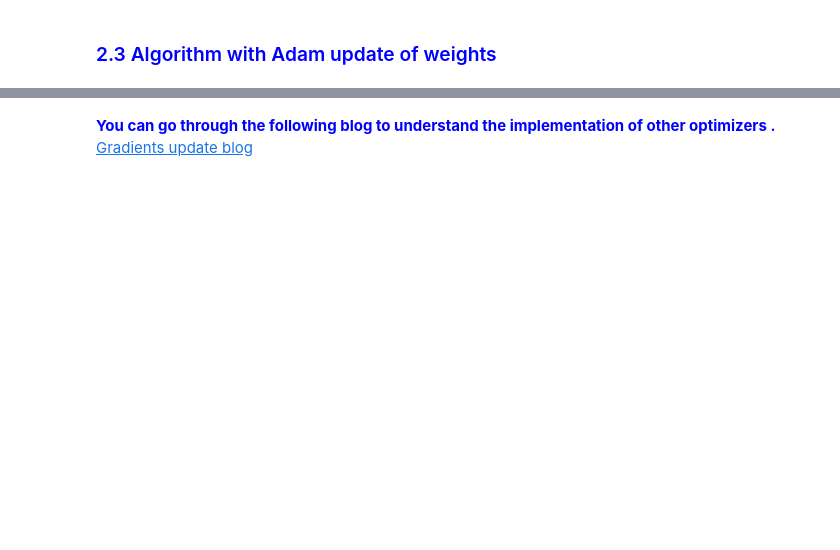
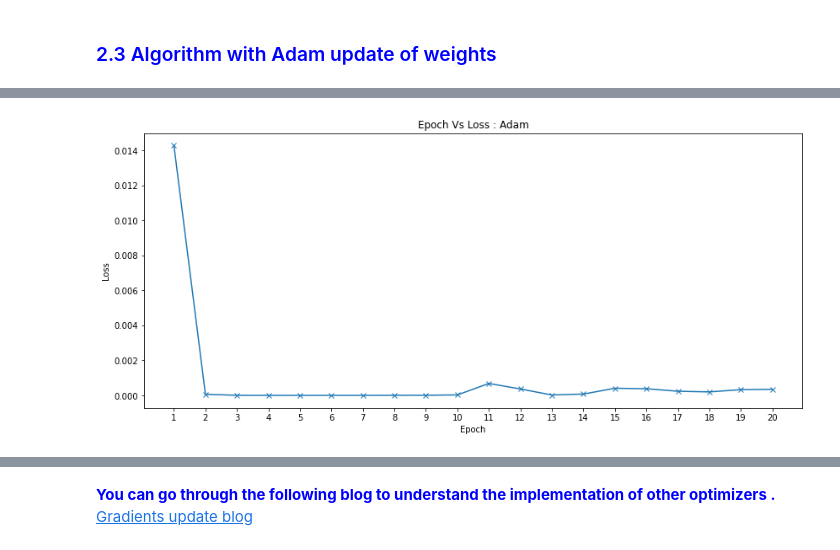
Before and after one commit to jishnukoliyadan/AAIC_Course_Works, a Jupyter notebook: 19_Backpropagation_GradientChecking/19_Backpropagation_GradientChecking.ipynb, the cells around one changed output, grey strips where cells are left out. Cells and saved outputs as stored; diff of their text form; code cells hidden in the pictures; blank space fills up the shorter version.

```diff
--- a/19_Backpropagation_GradientChecking/19_Backpropagation_GradientChecking.ipynb
+++ b/19_Backpropagation_GradientChecking/19_Backpropagation_GradientChecking.ipynb
@@ -577,0 +491,51 @@ plt.show()
+# %%
+eps = 1e-8
+beta_1 = 0.9
+beta_2 = 0.999
+learning_rate = 0.1
+weight = np.random.normal(scale = 0.1, size =9)
+
+v_s = np.zeros(9)
+m_s = np.zeros(9)
+v_hat = np.zeros(9)
+m_hat = np.zeros(9)
+
+mean_adam_loss = []
+
+epochs = range(1, 21)
+for epoch in epochs:
+
+    adam_loss = []
+    for i in range(len(X)):
+
+        forward_dict_ = forward_propagation(X[i], y[i], weight)
+        backward_dict_ = backward_propagation(X[i], y[i], weight, forward_dict_)
+
+        for j in range(9):
+
+            dws = f'dw{j+1}'
+
+            m_s[j] = (beta_1 * m_s[j]) + ((1 - beta_1) * backward_dict_[dws])
+
+            m_hat[j] = m_s[j] / (1 - (beta_1 ** epoch))
+
+            v_s[j] = (beta_2 * v_s[j]) + ((1 - beta_2) * (backward_dict_[dws] ** 2))
+
+            v_hat[j] = v_s[j] / (1 - (beta_2 ** epoch))
+
+            weight[j] = weight[j] - ((learning_rate * m_hat[j]) / np.sqrt(v_hat[j] + eps))
+
+        adam_loss.append(forward_dict_['loss'])
+    mean_adam_loss.append(mean(adam_loss))
+
+# Visualizing the Epoch-Loss curve
+
+plt.figure(figsize = (14, 6))
+plt.plot(epochs, mean_adam_loss, marker = 'x')
+plt.xlabel('Epoch')
+plt.ylabel('Loss')
+plt.xticks(range(1, 21))
+plt.title('Epoch Vs Loss : Adam')
+plt.show()
+# %% [output]
+[figure, added]
```
Also changed, not shown: parts of 13 cells of this notebook, 1 other file.
